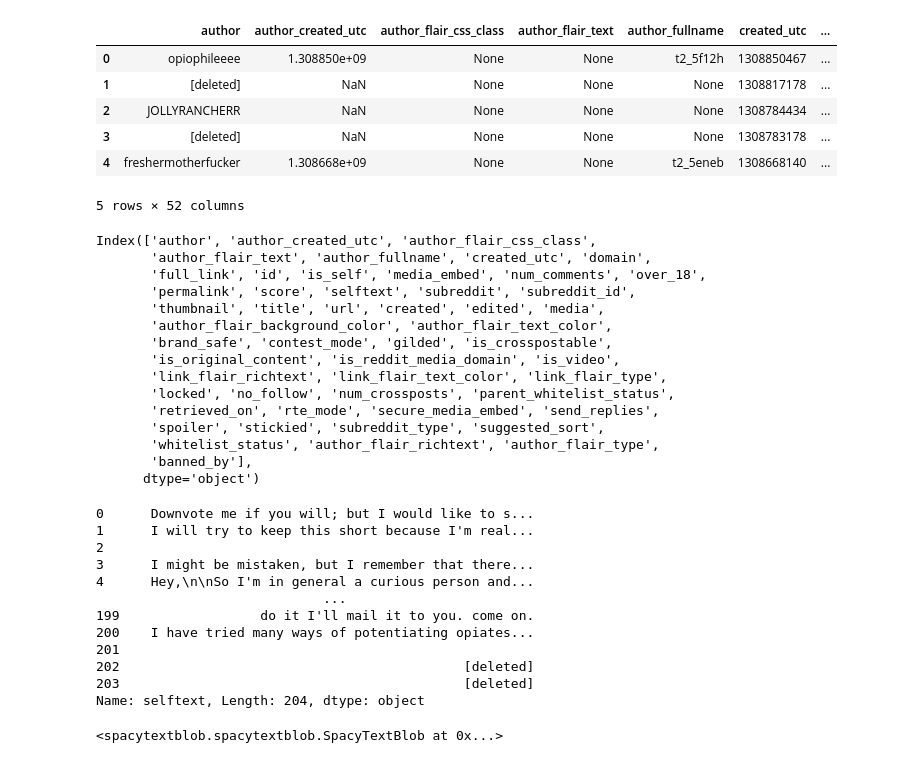
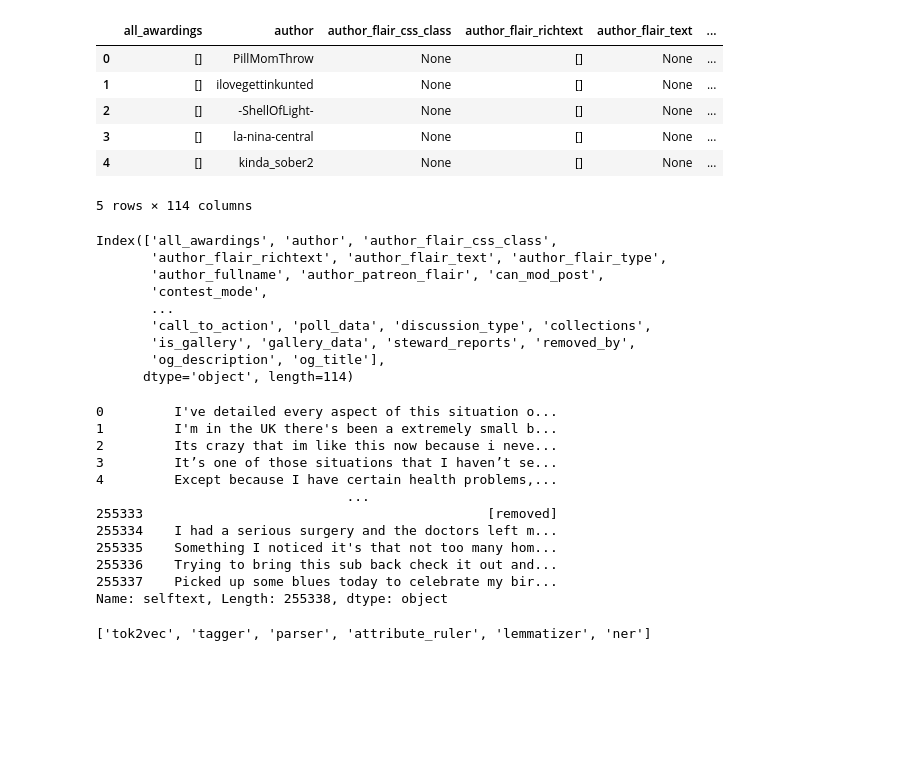
Before and after one commit to RussellABH/OPTUS-AI, a Jupyter notebook: analysis/yashas/submissions.ipynb, the cells around one changed output. Drawn from its saved outputs; the diff is of its cells as text; code cells hidden in the pictures; blank space fills up the shorter version.

Commit message:
added all files
This commit I was able run the sentiment analysis on every post we have. I was running into a bug abt the data type of some rows, but I fixed it and it works now

```diff
--- a/analysis/yashas/submissions.ipynb
+++ b/analysis/yashas/submissions.ipynb
@@ -1,54 +1,60 @@
 # %%
 import spacy
 import en_core_web_sm
 import pandas as pd
 import spacytextblob.spacytextblob as spacytextblob
 import datetime
 import matplotlib.pyplot as plt
 import numpy as np
 import matplotlib as mpl
+import glob
 
-df = pd.read_json('/Users/User/Downloads/Data_Reddit/opiates_submissions1.json')
+
+dataframes = []
+json_files = glob.glob('/Users/User/Downloads/Data_Reddit/opiates_submissions*.json')
+
+for json_file in json_files:
+    temp = pd.read_json(json_file)
+    dataframes.append(temp)
+
+df = pd.concat(dataframes, ignore_index=True)
+
 display(df.head())
 display(df.columns)
 display(df['selftext'])
 
 nlp = spacy.load("en_core_web_sm")
 nlp.add_pipe('spacytextblob')
+
+nlp.select_pipes(disable = ['tok2vec', 'tagger', 'parser', 'attribute_ruler', 'lemmatizer', 'ner'])
 # %% [output]
-|  | author | author_created_utc | author_flair_css_class | author_flair_text | author_fullname | created_utc | ... |
-| 0 | opiophileeee | 1.308850e+09 | None | None | t2_5f12h | 1308850467 | ... |
-| 1 | [deleted] | NaN | None | None | None | 1308817178 | ... |
-| 2 | JOLLYRANCHERR | NaN | None | None | None | 1308784434 | ... |
-| 3 | [deleted] | NaN | None | None | None | 1308783178 | ... |
-| 4 | freshermotherfucker | 1.308668e+09 | None | None | t2_5eneb | 1308668140 | ... |
+|  | all_awardings | author | author_flair_css_class | author_flair_richtext | author_flair_text | ... |
+| 0 | [] | PillMomThrow | None | [] | None | ... |
+| 1 | [] | ilovegettinkunted | None | [] | None | ... |
+| 2 | [] | -ShellOfLight- | None | [] | None | ... |
+| 3 | [] | la-nina-central | None | [] | None | ... |
+| 4 | [] | kinda_sober2 | None | [] | None | ... |
-5 rows × 52 columns
+5 rows × 114 columns
-Index(['author', 'author_created_utc', 'author_flair_css_class',
-       'author_flair_text', 'author_fullname', 'created_utc', 'domain',
-       'full_link', 'id', 'is_self', 'media_embed', 'num_comments', 'over_18',
-       'permalink', 'score', 'selftext', 'subreddit', 'subreddit_id',
-       'thumbnail', 'title', 'url', 'created', 'edited', 'media',
-       'author_flair_background_color', 'author_flair_text_color',
-       'brand_safe', 'contest_mode', 'gilded', 'is_crosspostable',
-       'is_original_content', 'is_reddit_media_domain', 'is_video',
-       'link_flair_richtext', 'link_flair_text_color', 'link_flair_type',
-       'locked', 'no_follow', 'num_crossposts', 'parent_whitelist_status',
-       'retrieved_on', 'rte_mode', 'secure_media_embed', 'send_replies',
-       'spoiler', 'stickied', 'subreddit_type', 'suggested_sort',
-       'whitelist_status', 'author_flair_richtext', 'author_flair_type',
-       'banned_by'],
-      dtype='object')
+Index(['all_awardings', 'author', 'author_flair_css_class',
+       'author_flair_richtext', 'author_flair_text', 'author_flair_type',
+       'author_fullname', 'author_patreon_flair', 'can_mod_post',
+       'contest_mode',
+       ...
+       'call_to_action', 'poll_data', 'discussion_type', 'collections',
+       'is_gallery', 'gallery_data', 'steward_reports', 'removed_by',
+       'og_description', 'og_title'],
+      dtype='object', length=114)
-0      Downvote me if you will; but I would like to s...
-1      I will try to keep this short because I'm real...
-2
-3      I might be mistaken, but I remember that there...
-4      Hey,\n\nSo I'm in general a curious person and...
-                             ...
-199                  do it I'll mail it to you. come on.
-200    I have tried many ways of potentiating opiates...
-201
-202                                            [deleted]
-203                                            [deleted]
-Name: selftext, Length: 204, dtype: object
+0         I've detailed every aspect of this situation o...
+1         I'm in the UK there's been a extremely small b...
+2         Its crazy that im like this now because i neve...
+3         It’s one of those situations that I haven’t se...
+4         Except because I have certain health problems,...
+                                ...
+255333                                            [removed]
+255334    I had a serious surgery and the doctors left m...
+255335    Something I noticed it's that not too many hom...
+255336    Trying to bring this sub back check it out and...
+255337    Picked up some blues today to celebrate my bir...
+Name: selftext, Length: 255338, dtype: object
-<spacytextblob.spacytextblob.SpacyTextBlob at 0x...>
+['tok2vec', 'tagger', 'parser', 'attribute_ruler', 'lemmatizer', 'ner']
 # %%
```
Also changed, not shown: parts of 5 cells of this notebook, 1 other file.
